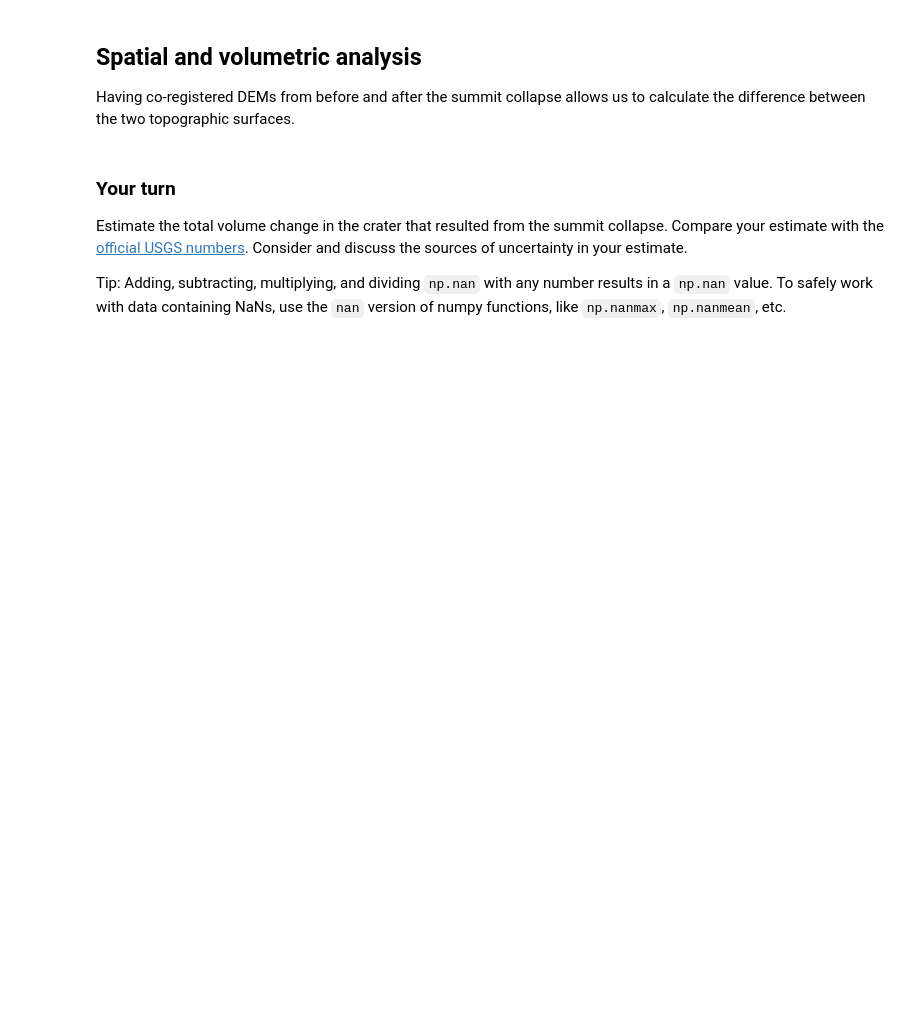
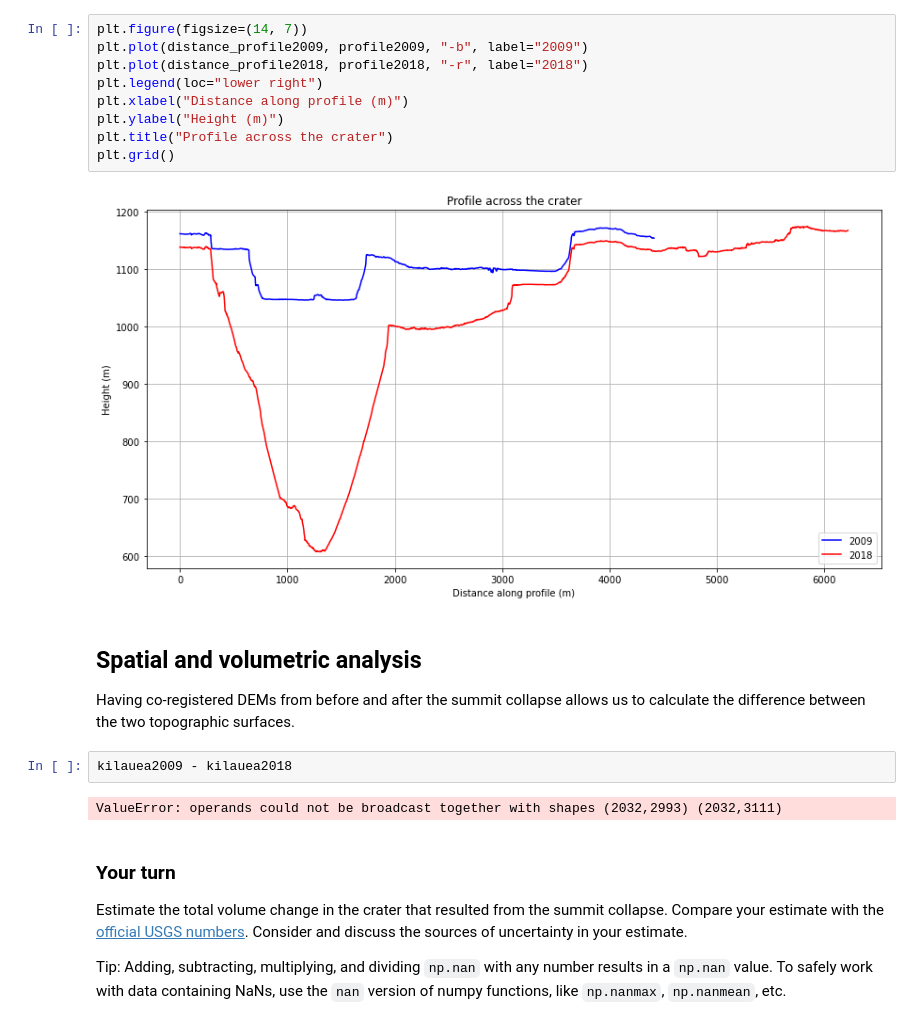
Before and after one commit to leouieda/remote-sensing, a Jupyter notebook: practicals/practical3.ipynb, the cells around one changed output. Cells and saved outputs as stored; diff of their text form; blank space fills up the shorter version.

```diff
--- a/practicals/practical3.ipynb
+++ b/practicals/practical3.ipynb
@@ -48,7 +207,22 @@ Extract the same profile across the 2018 DEM and plot both together in the same
+# %%
+plt.figure(figsize=(14, 7))
+plt.plot(distance_profile2009, profile2009, "-b", label="2009")
+plt.plot(distance_profile2018, profile2018, "-r", label="2018")
+plt.legend(loc="lower right")
+plt.xlabel("Distance along profile (m)")
+plt.ylabel("Height (m)")
+plt.title("Profile across the crater")
+plt.grid()
+# %% [output]
+[figure, added]
 # %% [markdown]
 ## Spatial and volumetric analysis
 
 Having co-registered DEMs from before and after the summit collapse allows us to calculate the difference between the two topographic surfaces.
+# %%
+kilauea2009 - kilauea2018
+# %% [output]
+ValueError: operands could not be broadcast together with shapes (2032,2993) (2032,3111)
 # %% [markdown]
 ### Your turn
 
```
Also changed, not shown: parts of 34 cells of this notebook, 1 other file.
